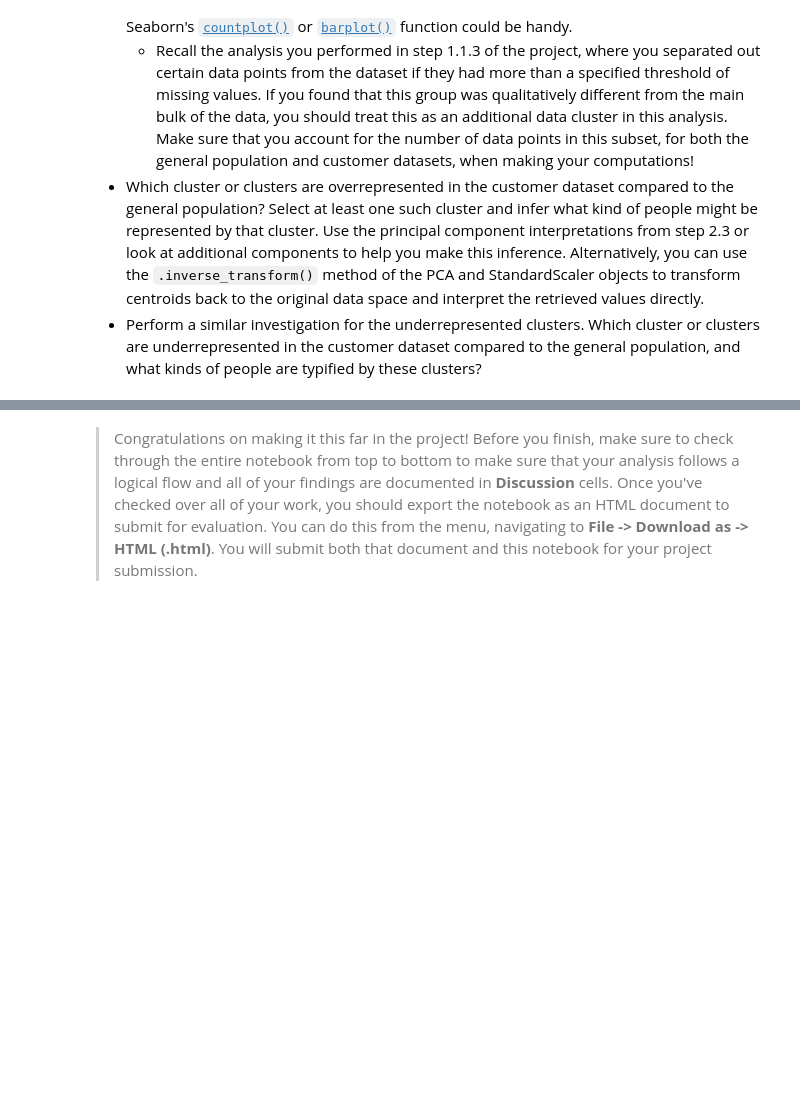
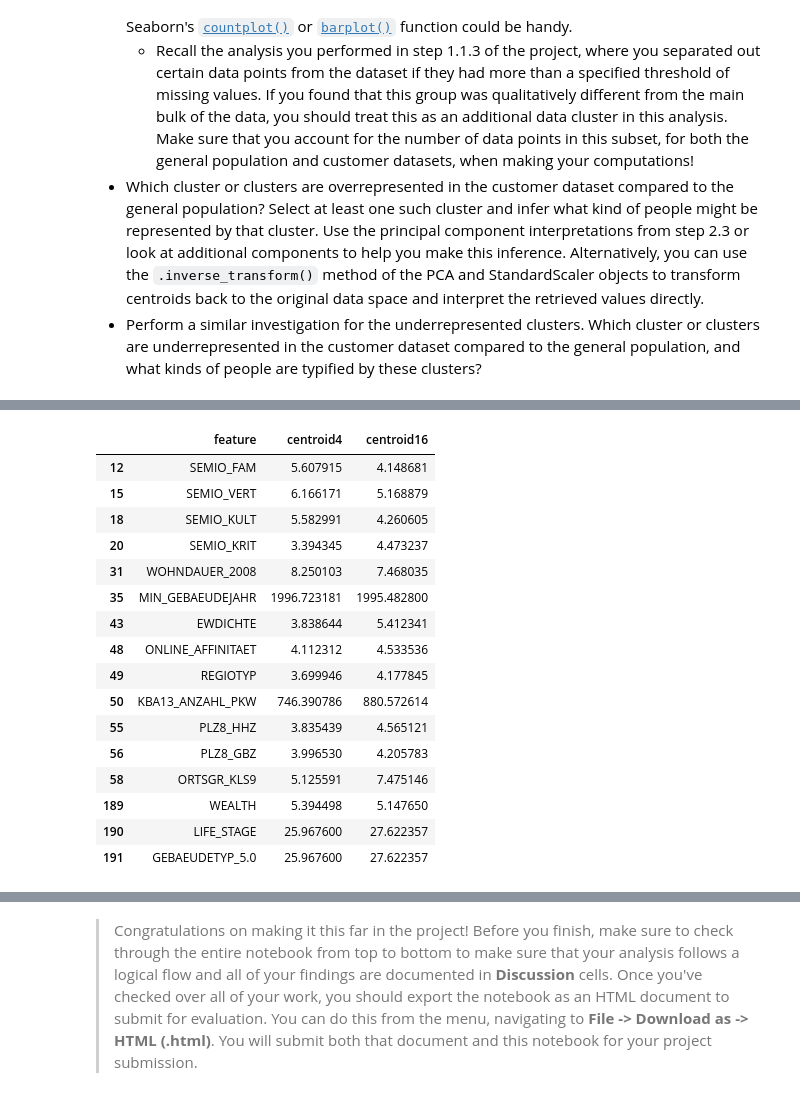
Before and after one commit to kassem-mustapha/identify-customer-segments, a Jupyter notebook: Identify_Customer_Segments.ipynb, the cells around one changed output, grey strips where cells are left out. Cells and saved outputs as stored; diff of their text form; code cells hidden in the pictures; blank space fills up the shorter version.

```diff
--- a/Identify_Customer_Segments.ipynb
+++ b/Identify_Customer_Segments.ipynb
@@ -1449,0 +1505,20 @@ The customers data in Cluster 6 is overrepresented compared to general populatio
+# %%
+centroids_df[centroids_df["centroid16"]>4]
+# %% [output]
+|  | feature | centroid4 | centroid16 |
+| 12 | SEMIO_FAM | 5.607915 | 4.148681 |
+| 15 | SEMIO_VERT | 6.166171 | 5.168879 |
+| 18 | SEMIO_KULT | 5.582991 | 4.260605 |
+| 20 | SEMIO_KRIT | 3.394345 | 4.473237 |
+| 31 | WOHNDAUER_2008 | 8.250103 | 7.468035 |
+| 35 | MIN_GEBAEUDEJAHR | 1996.723181 | 1995.482800 |
+| 43 | EWDICHTE | 3.838644 | 5.412341 |
+| 48 | ONLINE_AFFINITAET | 4.112312 | 4.533536 |
+| 49 | REGIOTYP | 3.699946 | 4.177845 |
+| 50 | KBA13_ANZAHL_PKW | 746.390786 | 880.572614 |
+| 55 | PLZ8_HHZ | 3.835439 | 4.565121 |
+| 56 | PLZ8_GBZ | 3.996530 | 4.205783 |
+| 58 | ORTSGR_KLS9 | 5.125591 | 7.475146 |
+| 189 | WEALTH | 5.394498 | 5.147650 |
+| 190 | LIFE_STAGE | 25.967600 | 27.622357 |
+| 191 | GEBAEUDETYP_5.0 | 25.967600 | 27.622357 |
```
Also changed, not shown: parts of 21 cells of this notebook, 1 other file.
